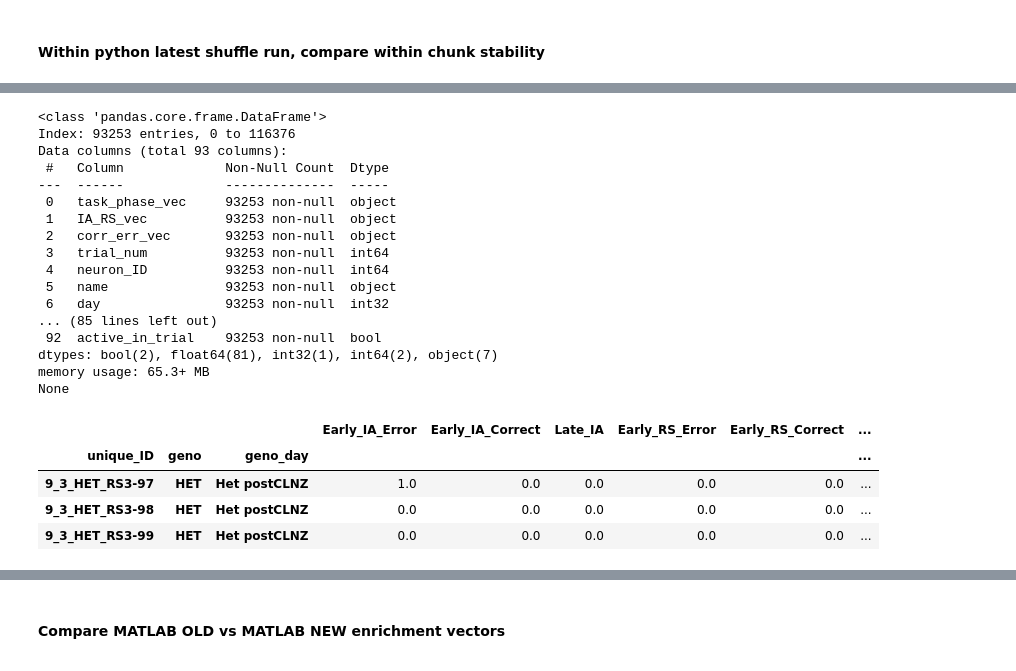
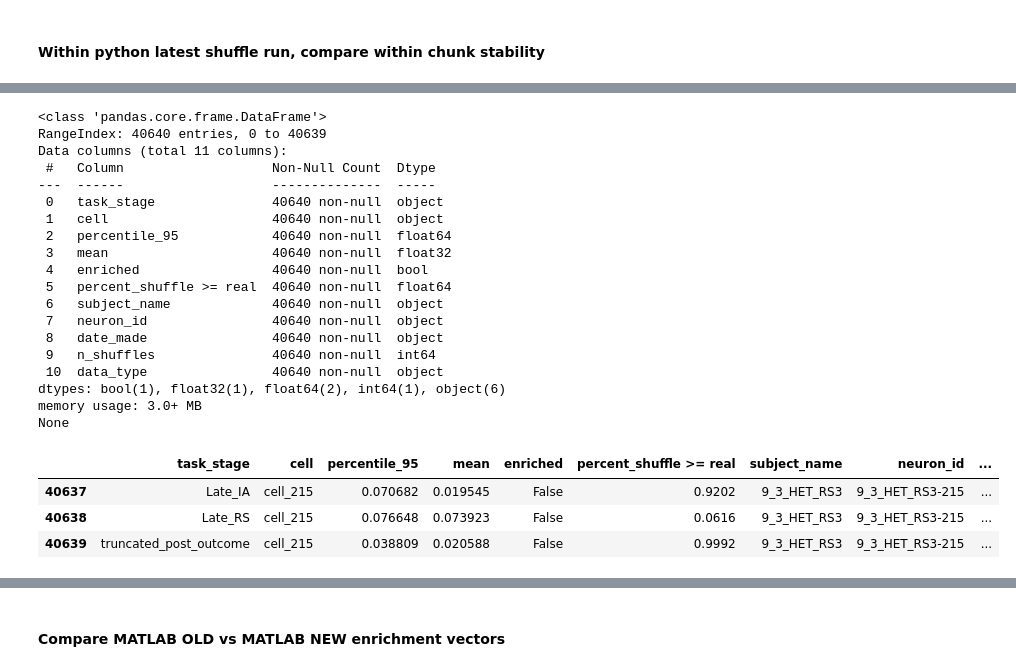
Before and after one commit to cjohnsoncruz/dlx56_mPFC_1p_SohalLab, a Jupyter notebook: code/preprocess matlab data v5_no_tseries_tests.ipynb, the cells around one changed output, grey strips where cells are left out. Drawn from its saved outputs; the diff is of its cells as text; code cells hidden in the pictures.

```diff
--- a/code/preprocess matlab data v5_no_tseries_tests.ipynb
+++ b/code/preprocess matlab data v5_no_tseries_tests.ipynb
@@ -776,32 +648,33 @@ sns.heatmap(enriched_by_chunk[chunk_col].corr(), vmax = 1, cmap='viridis')
 # %%
-# import canonical ensemble matrix previously created in MATLAB, used for paper #find old file-
-canonical_file = data_dir / Path(r"Dlx56_Normalized Trial Calcium Timeseries_20_Jun_2025.parquet")
-canonical_data = pd.read_parquet(canonical_file)
-print(canonical_data.info())
-
+# import DFF ensemble matrix
+dff_ens_path = results_dir / Path(r"dff_ensemble_detection_21-Nov-2025_5000 shuffles\dff_postoutcome_python_ensembles_5000_shuff_21-Nov-2025_.parquet")
+dff_ens = pd.read_parquet(dff_ens_path)
+if 'data_type' not in dff_ens.columns:
+    dff_ens['data_type'] = 'dff'
+print(dff_ens.info())
 #get ensemble info from canon df
-canon_ensembles  = canonical_data.groupby(by = ['unique_ID', 'geno', 'geno_day'])[stage_cols].first()
-canon_ensembles.tail(3)
+dff_ens.tail(3)
 # %% [output]
 <class 'pandas.core.frame.DataFrame'>
-Index: 93253 entries, 0 to 116376
-Data columns (total 93 columns):
- #   Column             Non-Null Count  Dtype
----  ------             --------------  -----
- 0   task_phase_vec     93253 non-null  object
- 1   IA_RS_vec          93253 non-null  object
- 2   corr_err_vec       93253 non-null  object
- 3   trial_num          93253 non-null  int64
- 4   neuron_ID          93253 non-null  int64
- 5   name               93253 non-null  object
- 6   day                93253 non-null  int32
-... (85 lines left out)
- 92  active_in_trial    93253 non-null  bool
-dtypes: bool(2), float64(81), int32(1), int64(2), object(7)
-memory usage: 65.3+ MB
+RangeIndex: 40640 entries, 0 to 40639
+Data columns (total 11 columns):
+ #   Column                   Non-Null Count  Dtype
+---  ------                   --------------  -----
+ 0   task_stage               40640 non-null  object
+ 1   cell                     40640 non-null  object
+ 2   percentile_95            40640 non-null  float64
+ 3   mean                     40640 non-null  float32
+ 4   enriched                 40640 non-null  bool
+ 5   percent_shuffle >= real  40640 non-null  float64
+ 6   subject_name             40640 non-null  object
+ 7   neuron_id                40640 non-null  object
+ 8   date_made                40640 non-null  object
+ 9   n_shuffles               40640 non-null  int64
+ 10  data_type                40640 non-null  object
+dtypes: bool(1), float32(1), float64(2), int64(1), object(6)
+memory usage: 3.0+ MB
 None
-|  |  |  | Early_IA_Error | Early_IA_Correct | Late_IA | Early_RS_Error | Early_RS_Correct | ... |
-| unique_ID | geno | geno_day |  |  |  |  |  | ... |
-| 9_3_HET_RS3-97 | HET | Het postCLNZ | 1.0 | 0.0 | 0.0 | 0.0 | 0.0 | ... |
-| 9_3_HET_RS3-98 | HET | Het postCLNZ | 0.0 | 0.0 | 0.0 | 0.0 | 0.0 | ... |
-| 9_3_HET_RS3-99 | HET | Het postCLNZ | 0.0 | 0.0 | 0.0 | 0.0 | 0.0 | ... |
+|  | task_stage | cell | percentile_95 | mean | enriched | percent_shuffle >= real | subject_name | neuron_id | ... |
+| 40637 | Late_IA | cell_215 | 0.070682 | 0.019545 | False | 0.9202 | 9_3_HET_RS3 | 9_3_HET_RS3-215 | ... |
+| 40638 | Late_RS | cell_215 | 0.076648 | 0.073923 | False | 0.0616 | 9_3_HET_RS3 | 9_3_HET_RS3-215 | ... |
+| 40639 | truncated_post_outcome | cell_215 | 0.038809 | 0.020588 | False | 0.9992 | 9_3_HET_RS3 | 9_3_HET_RS3-215 | ... |
```
Also changed, not shown: parts of 30 cells of this notebook, 8 other files.
